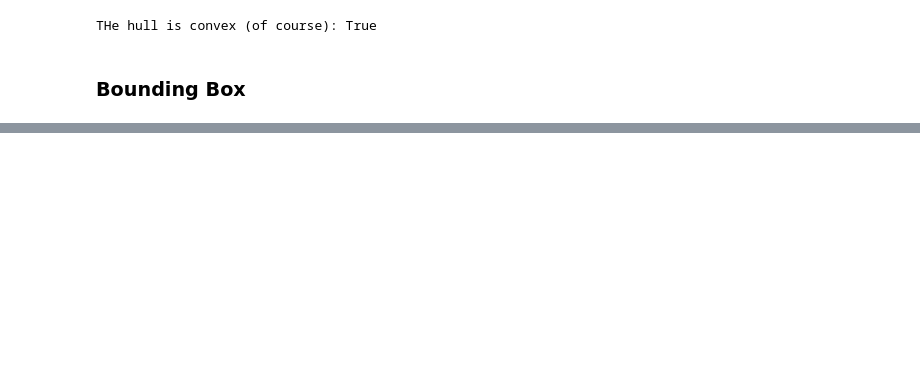
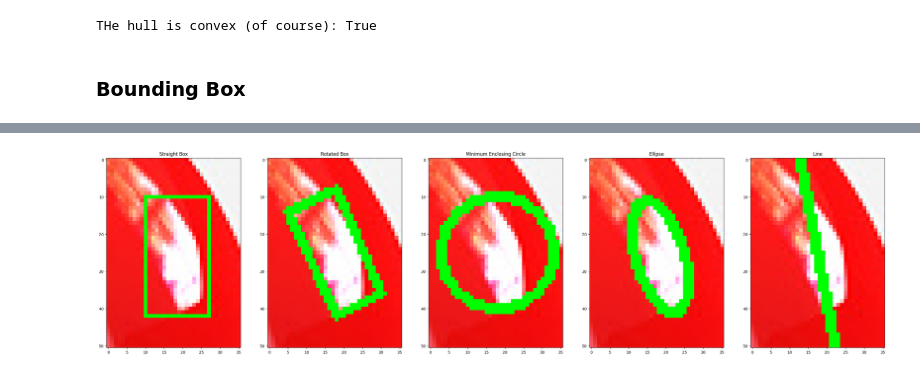
Before and after one commit to mshajarrazip/OpenCV-Notes, a Jupyter notebook: python/contours.ipynb, the cells around one changed output, grey strips where cells are left out. Drawn from its saved outputs; the diff is of its cells as text; code cells hidden in the pictures; blank space fills up the shorter version.

Commit message:
Studied bounding box

```diff
--- a/python/contours.ipynb
+++ b/python/contours.ipynb
@@ -212,3 +230,46 @@ print("THe hull is convex (of course):", cv.isContourConvex(hull))
 THe hull is convex (of course): True
 # %% [markdown]
 ### Bounding Box
+# %%
+
+# straight bounding rectangle
+x, y, w, h = cv.boundingRect(cnt2)
+img_straight = cv.rectangle(img_.copy(), (x, y), (x+w, y+h), (0, 255, 0), 0)
+
+# rotated bounding rectangle
+rect = cv.minAreaRect(cnt2)
+box = cv.boxPoints(rect)
+box = np.intp(box)
+img_rotated = cv.drawContours(img_.copy(), [box], 0, (0, 255, 0), 2)
+
+# minimum encolsing circle
+(x, y), radius = cv.minEnclosingCircle(cnt2)
+center = (int(x), int(y))
+radius = int(radius)
+img_circle = cv.circle(img_.copy(), center, radius, (0, 255, 0), 2)
+
+# ellipse
+ellipse = cv.fitEllipse(cnt2)
+img_ellipse = cv.ellipse(img_.copy(), ellipse, (0, 255, 0), 2)
+
+# line
+rows,cols = img_.shape[:2]
+[vx,vy,x,y] = cv.fitLine(cnt2, cv.DIST_L2,0,0.01,0.01)
+lefty = int((-x*vy/vx) + y)
+righty = int(((cols-x)*vy/vx)+y)
+img_line = cv.line(img_.copy(),(cols-1,righty),(0,lefty),(0,255,0),2)
+
+titles = [
+    'Straight Box',
+    'Rotated Box',
+    'Minimum Enclosing Circle',
+    'Ellipse',
+    'Line'
+]
+_, ax = plt.subplots(1, len(titles), figsize=(img_.shape[1], img_.shape[0]))
+for i, im in enumerate(
+    [img_straight, img_rotated, img_circle, img_ellipse, img_line]
+    ):
+    show_image(im, ax=ax[i], show_ticks=True, title=titles[i])
+plt.show()
+# %% [output]
@@ -214,0 +281 @@ THe hull is convex (of course): True
+[figure, added]
```
Also changed, not shown: parts of 10 cells of this notebook.
